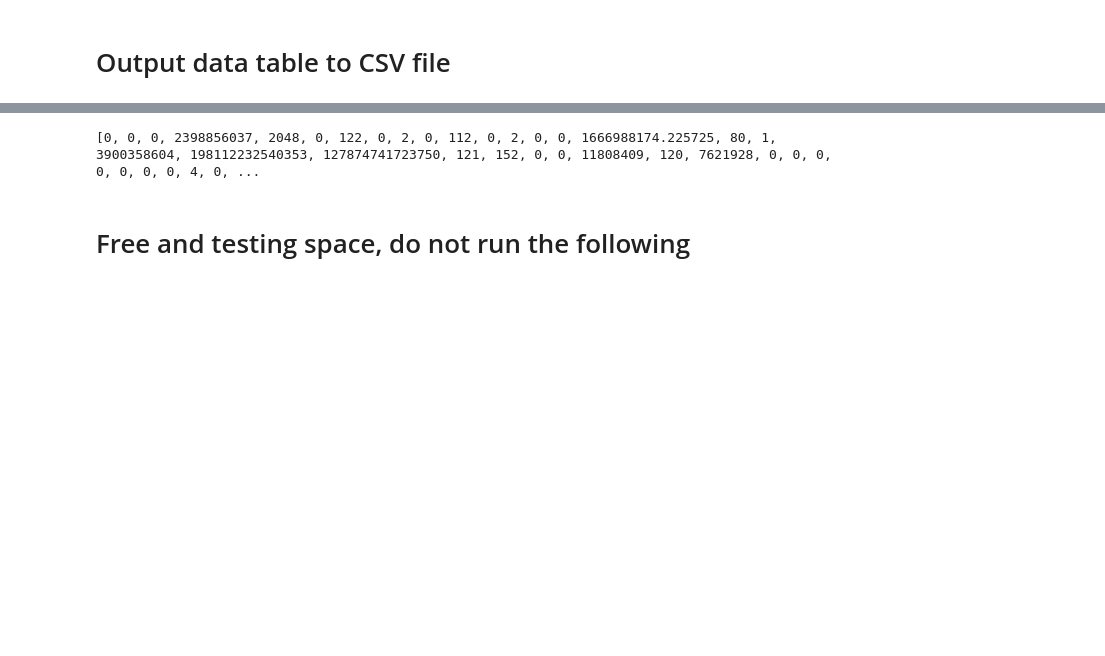
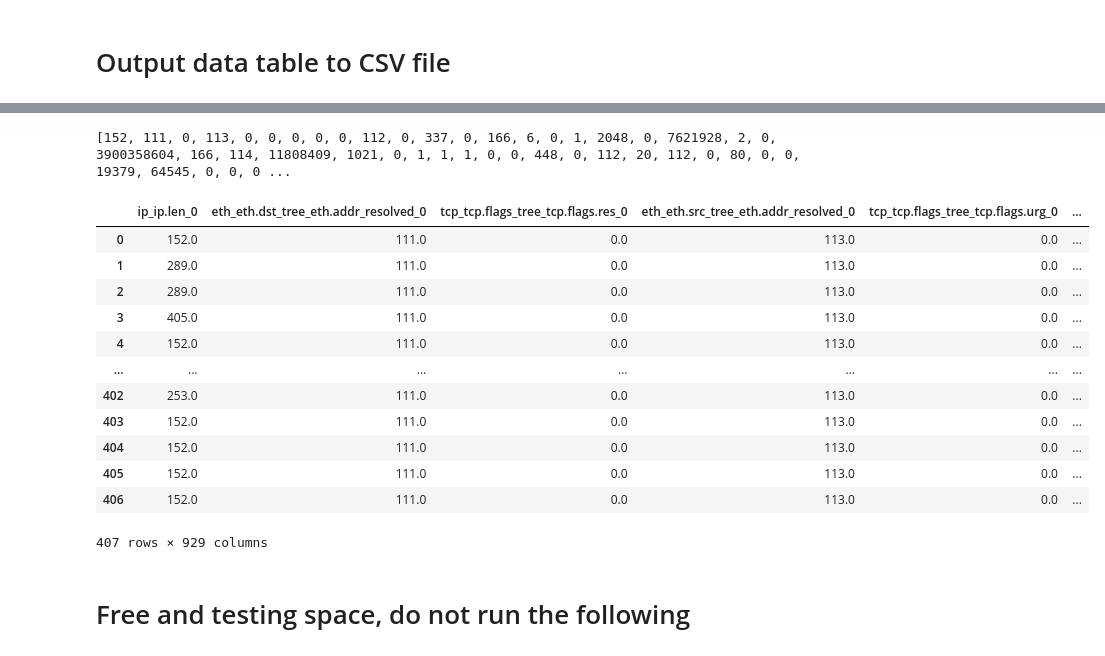
Before and after one commit to FangzhengZhang/PcapStudy, a Jupyter notebook: code/IcedId/FlatInputData_IcedId.ipynb, the cells around one changed output, grey strips where cells are left out. Cells and saved outputs as stored; diff of their text form; code cells hidden in the pictures; blank space fills up the shorter version.

```diff
--- a/code/IcedId/FlatInputData_IcedId.ipynb
+++ b/code/IcedId/FlatInputData_IcedId.ipynb
@@ -268,6 +268,6 @@ def get_normal_wanted_packets( local_wanted_packets, local_json_list):
         if local_json_list_idx+len(local_wanted_packets)-1 >= len(local_json_list):
             break
         json_record = local_json_list[local_json_list_idx]
-        if local_wanted_packets[0] in json_record['_source']['layers'] and local_wanted_packets[0] not in local_json_list[local_json_list_idx+1]['_source']['layers']:
+        if local_wanted_packets[0] in json_record['_source']['layers'] and local_wanted_packets[0] not in local_json_list[local_json_list_idx-1]['_source']['layers']:
             local_valid_record_List_group.append(get_wanted_packets(wanted_packets, local_json_list[local_json_list_idx:]))
     return local_valid_record_List_group
@@ -274,15 +295,4 @@ def get_normal_wanted_packets( local_wanted_packets, local_json_list):
 # %%
-normal_json_records_list_list = []
-
-normal_file_name_lists = []
-for top_file_path in os.listdir("../../data/IcedId_normal"):
-    if top_file_path.endswith(".json"):
-        local_path = '../../data/IcedId_normal/'+top_file_path
-        normal_file_name_lists.append(local_path)
-
-
-jumper =[]
-
 for  pcap_json_file_name in normal_file_name_lists:
     # Read Json files
     json_record_list = file_json_file_with_file_name(pcap_json_file_name)
@@ -291,7 +301,6 @@ for  pcap_json_file_name in normal_file_name_lists:
     json_record_list_group = get_normal_wanted_packets(wanted_packets, json_record_list)
 
     for json_list in json_record_list_group:
-        jumper=json_list
         # Drop not wanted fields
         start_drop_field_value_mapping(json_list,json_drop_field_path_list)
         # Flate Json into field value map
@@ -314,9 +340,23 @@ IcedId_df.to_csv('IcedId_only_data_set.csv')
 # %%
 # cast the normal record into one record
 normal_df = make_list_json_record_into_one_record(col_name_on_offset, normal_json_records_list_list, len(wanted_packets))
-normal_df.to_csv('normal_IcedId_only_data_set.csv')
+normal_df.to_csv('normal_IcedId_only_data_set.csv', index=False)
+normal_df
 # %% [output]
-[0, 0, 0, 2398856037, 2048, 0, 122, 0, 2, 0, 112, 0, 2, 0, 0, 1666988174.225725, 80, 1, 3900358604, 198112232540353, 127874741723750, 121, 152, 0, 0, 11808409, 120, 7621928, 0, 0, 0, 0, 0, 0, 0, 4, 0, ...
+[152, 111, 0, 113, 0, 0, 0, 0, 0, 112, 0, 337, 0, 166, 6, 0, 1, 2048, 0, 7621928, 2, 0, 3900358604, 166, 114, 11808409, 1021, 0, 1, 1, 1, 0, 0, 448, 0, 112, 20, 112, 0, 80, 0, 0, 19379, 64545, 0, 0, 0 ...
+|  | ip_ip.len_0 | eth_eth.dst_tree_eth.addr_resolved_0 | tcp_tcp.flags_tree_tcp.flags.res_0 | eth_eth.src_tree_eth.addr_resolved_0 | tcp_tcp.flags_tree_tcp.flags.urg_0 | ... |
+| 0 | 152.0 | 111.0 | 0.0 | 113.0 | 0.0 | ... |
+| 1 | 289.0 | 111.0 | 0.0 | 113.0 | 0.0 | ... |
+| 2 | 289.0 | 111.0 | 0.0 | 113.0 | 0.0 | ... |
+| 3 | 405.0 | 111.0 | 0.0 | 113.0 | 0.0 | ... |
+| 4 | 152.0 | 111.0 | 0.0 | 113.0 | 0.0 | ... |
+| ... | ... | ... | ... | ... | ... | ... |
+| 402 | 253.0 | 111.0 | 0.0 | 113.0 | 0.0 | ... |
+| 403 | 152.0 | 111.0 | 0.0 | 113.0 | 0.0 | ... |
+| 404 | 152.0 | 111.0 | 0.0 | 113.0 | 0.0 | ... |
+| 405 | 152.0 | 111.0 | 0.0 | 113.0 | 0.0 | ... |
+| 406 | 152.0 | 111.0 | 0.0 | 113.0 | 0.0 | ... |
+407 rows × 929 columns
 # %%
 # output flated data and str map to files
 with open('IcedId_record_str_to_int_map.json', 'w') as fp:
```
Also changed, not shown: parts of 2 cells of this notebook, 4 other files.
